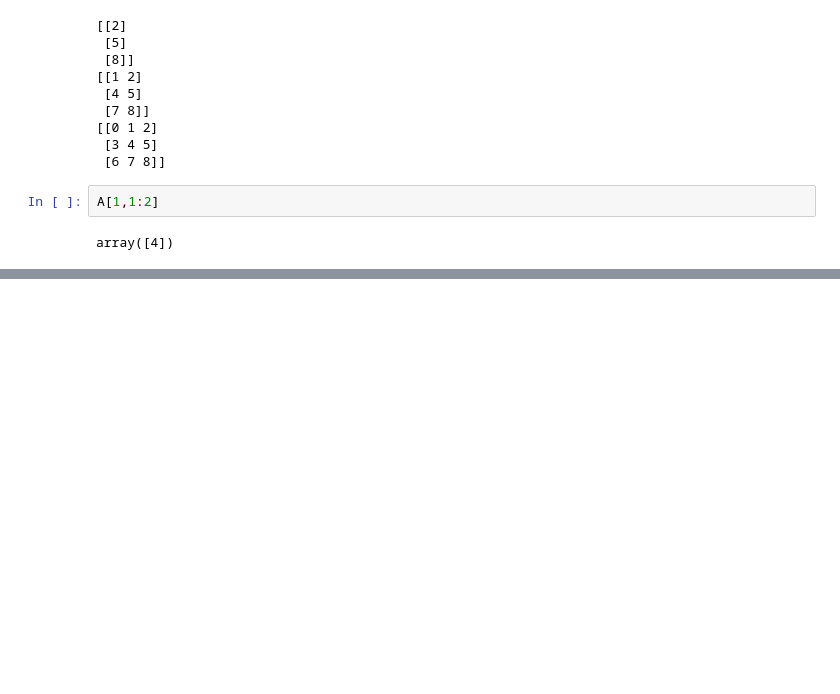
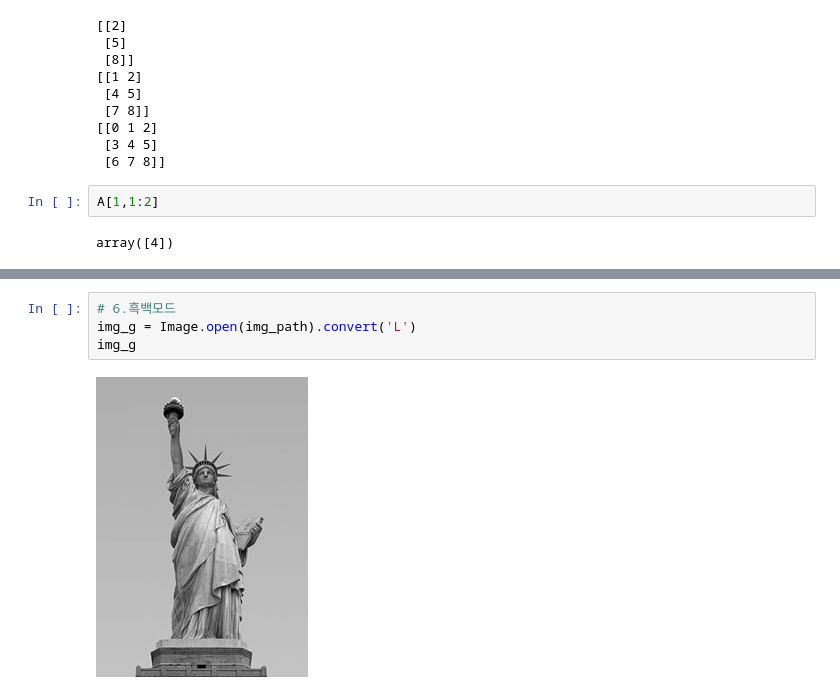
Before and after one commit to Superstar89/sba_project, a Jupyter notebook: aiffel/6. Data 어떻게 표현하면 좋을까? 배열(array)과 표(table).ipynb, the cells around one changed output, grey strips where cells are left out. Drawn from its saved outputs; the diff is of its cells as text; blank space fills up the shorter version.

```diff
--- a/aiffel/6. Data 어떻게 표현하면 좋을까? 배열(array)과 표(table).ipynb
+++ b/aiffel/6. Data 어떻게 표현하면 좋을까? 배열(array)과 표(table).ipynb
@@ -280,0 +361,6 @@ array([4])
+# %%
+# 6.흑백모드
+img_g = Image.open(img_path).convert('L')
+img_g
+# %% [output]
+[figure, added]
```
Also changed, not shown: parts of 20 cells of this notebook, 8 other files.
